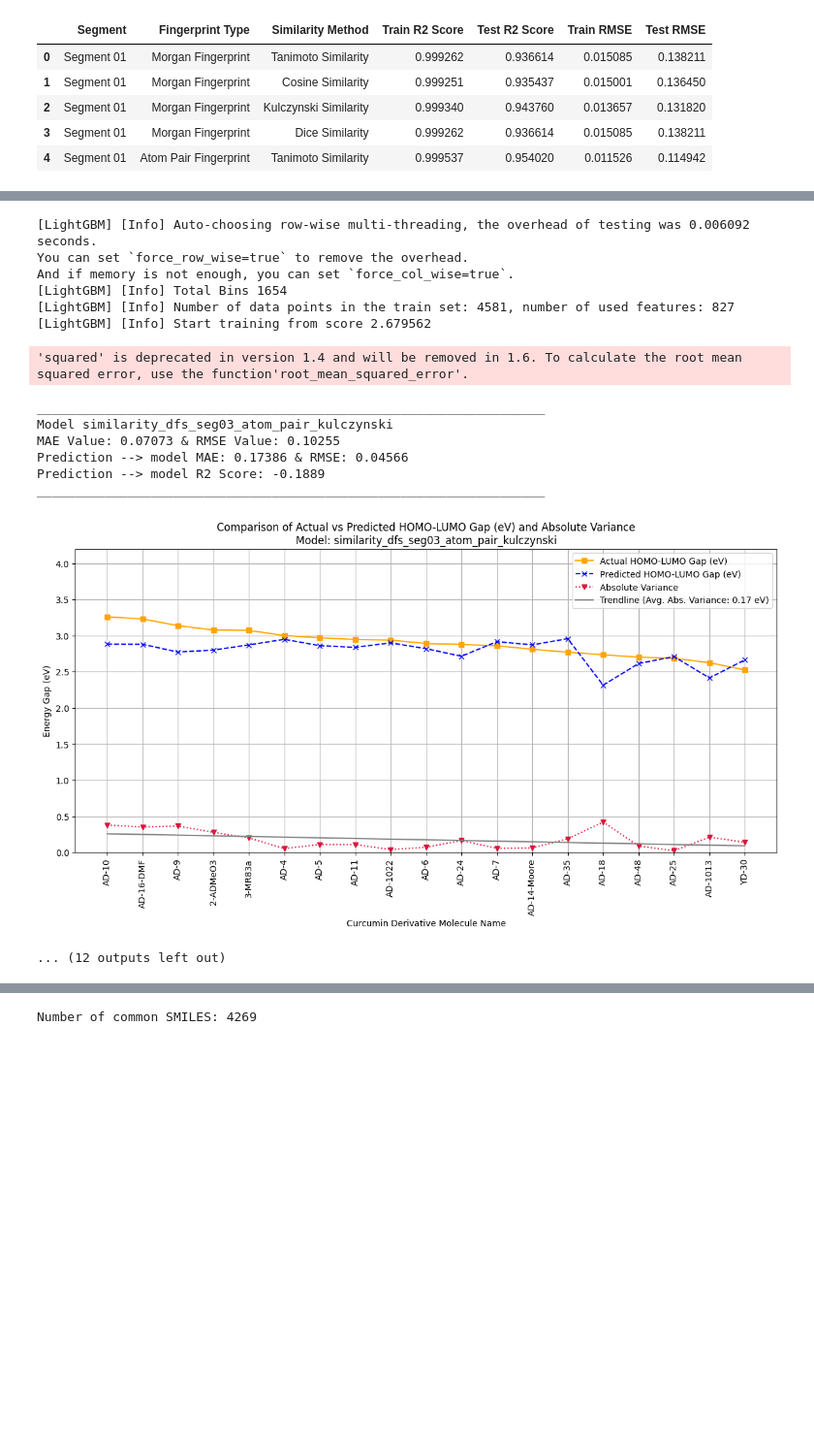
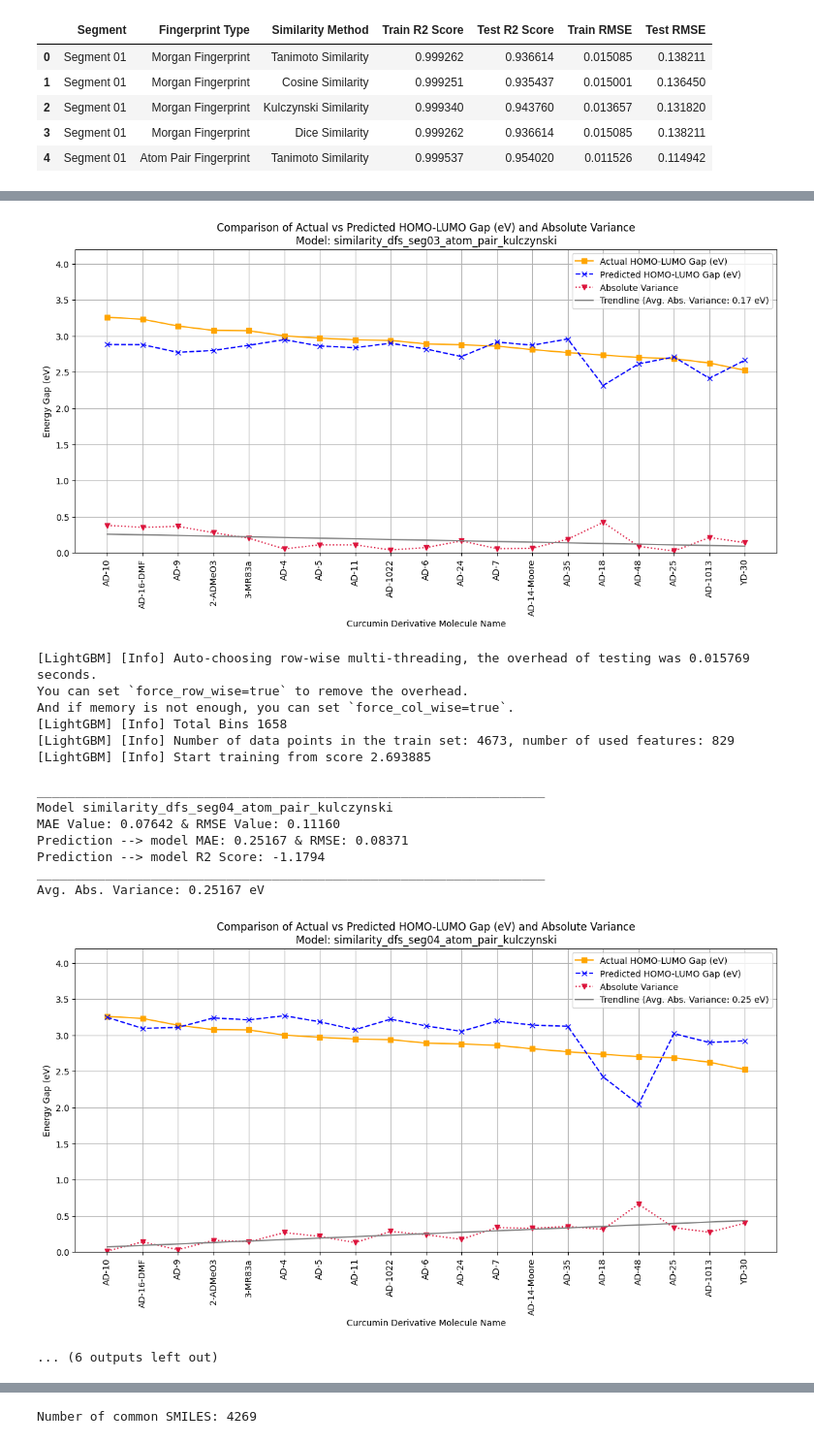
Before and after one commit to chamodpeiris/Curcumin_BendGap_Cheminfo, a Jupyter notebook: Cucumines/curcumin_donorfiltering/Calculated GAP Predict with LUMO Calc Filtering/LUMO_Filtered_Segmented_Analysis.ipynb, the cells around one changed output, grey strips where cells are left out. Shown at 97% size. Drawn from its saved outputs; the diff is of its cells as text; code cells hidden in the pictures; blank space fills up the shorter version.

```diff
--- a/Cucumines/curcumin_donorfiltering/Calculated GAP Predict with LUMO Calc Filtering/LUMO_Filtered_Segmented_Analysis.ipynb
+++ b/Cucumines/curcumin_donorfiltering/Calculated GAP Predict with LUMO Calc Filtering/LUMO_Filtered_Segmented_Analysis.ipynb
@@ -734,9 +747,6 @@ for model_name in best_models_all_segments:
     # Calculate the absolute variance between 'Homo-Lumo Gap (eV)' and 'Homo-Lumo Gap (eV) Pred'
     curcumin_df_mf_pred['absolute_variance'] = (curcumin_df_mf_pred['Homo-Lumo Gap (eV)'] - curcumin_df_mf_pred['Homo-Lumo Gap (eV) Pred']).abs()
 
-    # Save DF
-    curcumin_df_mf_pred.to_csv(path_or_buf=(f"C:/Users/Chamod Peiris/Documents/Curcumin_Scripts/curcumin_pred_48_{model_name}.csv"))
-
     # Calculate linear trendline for absolute variance
     x_vals = curcumin_df_mf_pred.index
     y_vals = curcumin_df_mf_pred['absolute_variance']
@@ -761,6 +771,8 @@ for model_name in best_models_all_segments:
     # Plot the trendline for absolute variance
     ax1.plot(curcumin_df_mf_pred['Molecule'], trendline, linestyle='-', color='grey', label=f'Trendline (Avg. Abs. Variance: {average_variance:.2f} eV)')
 
+    print(f"Avg. Abs. Variance: {average_variance:.5f} eV")
+
     # Set labels for the axes and the range
     ax1.set_xlabel('Curcumin Derivative Molecule Name')
     ax1.set_ylabel('Energy Gap (eV)')
@@ -808,18 +833,19 @@ ___________________________________________________________________
+[figure]
-[LightGBM] [Info] Auto-choosing row-wise multi-threading, the overhead of testing was 0.006092 seconds.
+[LightGBM] [Info] Auto-choosing row-wise multi-threading, the overhead of testing was 0.015769 seconds.
 You can set `force_row_wise=true` to remove the overhead.
 And if memory is not enough, you can set `force_col_wise=true`.
-[LightGBM] [Info] Total Bins 1654
-[LightGBM] [Info] Number of data points in the train set: 4581, number of used features: 827
-[LightGBM] [Info] Start training from score 2.679562
+[LightGBM] [Info] Total Bins 1658
+[LightGBM] [Info] Number of data points in the train set: 4673, number of used features: 829
+[LightGBM] [Info] Start training from score 2.693885
-'squared' is deprecated in version 1.4 and will be removed in 1.6. To calculate the root mean squared error, use the function'root_mean_squared_error'.
+___________________________________________________________________
+Model similarity_dfs_seg04_atom_pair_kulczynski
+MAE Value: 0.07642 & RMSE Value: 0.11160
+Prediction --> model MAE: 0.25167 & RMSE: 0.08371
+Prediction --> model R2 Score: -1.1794
+___________________________________________________________________
+Avg. Abs. Variance: 0.25167 eV
+[figure, added]
-___________________________________________________________________
-Model similarity_dfs_seg03_atom_pair_kulczynski
-MAE Value: 0.07073 & RMSE Value: 0.10255
-Prediction --> model MAE: 0.17386 & RMSE: 0.04566
-Prediction --> model R2 Score: -0.1889
-___________________________________________________________________
+... (6 outputs left out)
-[figure]
-... (12 outputs left out)
 # %%
 intersect_df_seg01_atom_pair_cosine = similarity_dfs_seg01_atom_pair_cosine.iloc[:, :3]
 intersect_df_seg02_atom_pair_cosine = similarity_dfs_seg02_atom_pair_cosine.iloc[:, :3]
```
Also changed, not shown: parts of 7 cells of this notebook, 3 other files.
